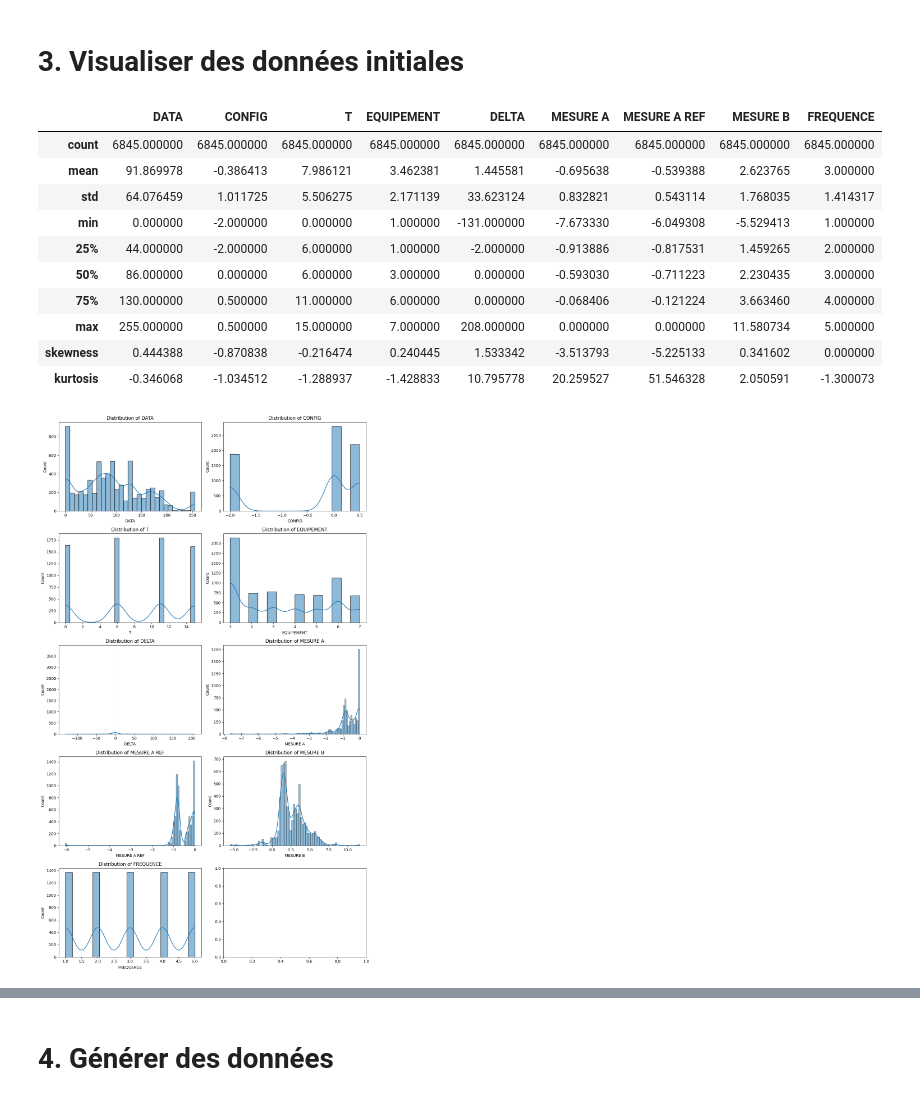
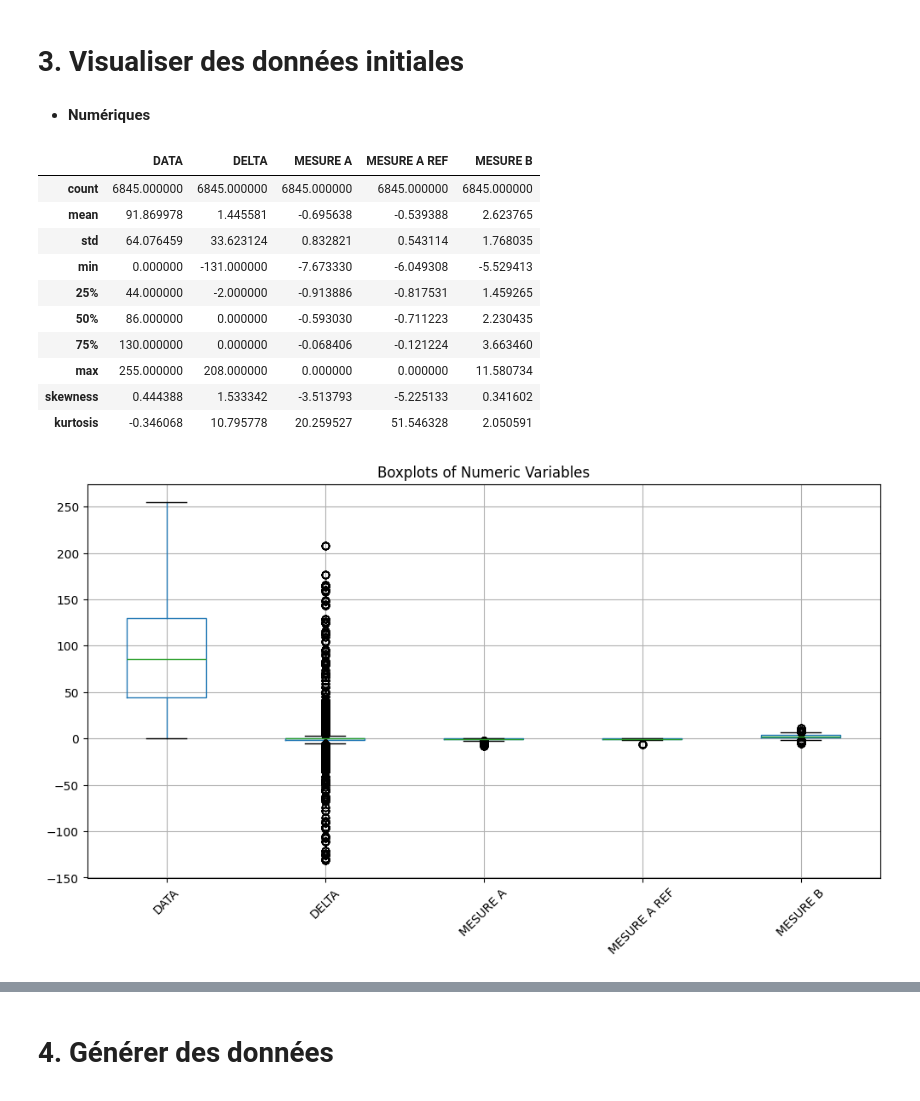
Before and after one commit to Anhquannnnnn/Data-Augmentation, a Jupyter notebook: TVAE.ipynb, the cells around one changed output, grey strips where cells are left out. Saved outputs shown, nothing was run; the diff lists cells and outputs as text; code cells hidden in the pictures.

```diff
--- a/TVAE.ipynb
+++ b/TVAE.ipynb
@@ -46,10 +46,18 @@ GPU Memory: 6.44 GB
 # %% [markdown]
 ## 1.2 Des données
 # %%
-data = pd.read_csv('data/DataModified.csv',sep= ',')
-num = data.select_dtypes(np.number)
-cat= data.select_dtypes(exclude=np.number)
-data
+data = pd.read_csv('data/DataModified.csv', sep=',')
+
+param = data.iloc[:, 1:10]
+
+cat_cols = ["CONFIG", "T", "EQUIPEMENT", "FREQUENCE"]
+num_cols = ["DATA", "DELTA", "MESURE A", "MESURE A REF", "MESURE B"]
+
+num_param = param[num_cols]
+cat_param = param[cat_cols]
+
+param[cat_cols] = param[cat_cols].astype('category')
+data.head()
 # %% [output]
 |  | INPUT | DATA | CONFIG | T | EQUIPEMENT | DELTA | MESURE A | MESURE A REF | MESURE B | FREQUENCE | ... |
 | 0 | [-79.0, -78.26, -77.52, -76.78, -... | 0 | 0.0 | 11 | 1 | 144.0 | -0.446507 | -0.980103 | 3.214566 | 1 | ... |
@@ -91,31 +120,30 @@ num = preprocessor.fill_num(num)
 # %% [markdown]
 # 3. Visualiser des données initiales
+# %% [markdown]
+- **Numériques**
 # %%
-analyzer = DataAnalyzer(data)
+analyzer = DataAnalyzer(param, numeric_columns = num_cols, categorical_columns= cat_cols)
 
 # Get summary statistics
 summary_stats = analyzer.get_summary_statistics()
-display(summary_stats)
+display(summary_stats[0])
 # Analyze distributions
-distribution_analysis = analyzer.analyze_distributions()
+distribution_analysis = analyzer.analyze_distributions(param.columns)
 
 # Create visualizations
 analyzer.plot_distributions()
 analyzer.plot_correlation_heatmap()
 analyzer.plot_boxplots()
-
-# Generate full report
-report = analyzer.generate_report()
 # %% [output]
-|  | DATA | CONFIG | T | EQUIPEMENT | DELTA | MESURE A | MESURE A REF | MESURE B | FREQUENCE |
-| count | 6845.000000 | 6845.000000 | 6845.000000 | 6845.000000 | 6845.000000 | 6845.000000 | 6845.000000 | 6845.000000 | 6845.000000 |
-| mean | 91.869978 | -0.386413 | 7.986121 | 3.462381 | 1.445581 | -0.695638 | -0.539388 | 2.623765 | 3.000000 |
-| std | 64.076459 | 1.011725 | 5.506275 | 2.171139 | 33.623124 | 0.832821 | 0.543114 | 1.768035 | 1.414317 |
-| min | 0.000000 | -2.000000 | 0.000000 | 1.000000 | -131.000000 | -7.673330 | -6.049308 | -5.529413 | 1.000000 |
-| 25% | 44.000000 | -2.000000 | 6.000000 | 1.000000 | -2.000000 | -0.913886 | -0.817531 | 1.459265 | 2.000000 |
-| 50% | 86.000000 | 0.000000 | 6.000000 | 3.000000 | 0.000000 | -0.593030 | -0.711223 | 2.230435 | 3.000000 |
-| 75% | 130.000000 | 0.500000 | 11.000000 | 6.000000 | 0.000000 | -0.068406 | -0.121224 | 3.663460 | 4.000000 |
-| max | 255.000000 | 0.500000 | 15.000000 | 7.000000 | 208.000000 | 0.000000 | 0.000000 | 11.580734 | 5.000000 |
-| skewness | 0.444388 | -0.870838 | -0.216474 | 0.240445 | 1.533342 | -3.513793 | -5.225133 | 0.341602 | 0.000000 |
-| kurtosis | -0.346068 | -1.034512 | -1.288937 | -1.428833 | 10.795778 | 20.259527 | 51.546328 | 2.050591 | -1.300073 |
+|  | DATA | DELTA | MESURE A | MESURE A REF | MESURE B |
+| count | 6845.000000 | 6845.000000 | 6845.000000 | 6845.000000 | 6845.000000 |
+| mean | 91.869978 | 1.445581 | -0.695638 | -0.539388 | 2.623765 |
+| std | 64.076459 | 33.623124 | 0.832821 | 0.543114 | 1.768035 |
+| min | 0.000000 | -131.000000 | -7.673330 | -6.049308 | -5.529413 |
+| 25% | 44.000000 | -2.000000 | -0.913886 | -0.817531 | 1.459265 |
+| 50% | 86.000000 | 0.000000 | -0.593030 | -0.711223 | 2.230435 |
+| 75% | 130.000000 | 0.000000 | -0.068406 | -0.121224 | 3.663460 |
+| max | 255.000000 | 208.000000 | 0.000000 | 0.000000 | 11.580734 |
+| skewness | 0.444388 | 1.533342 | -3.513793 | -5.225133 | 0.341602 |
+| kurtosis | -0.346068 | 10.795778 | 20.259527 | 51.546328 | 2.050591 |
-[figure, old version]
+[figure, new version]
```
Also changed, not shown: parts of 10 cells of this notebook, 2 other files.
